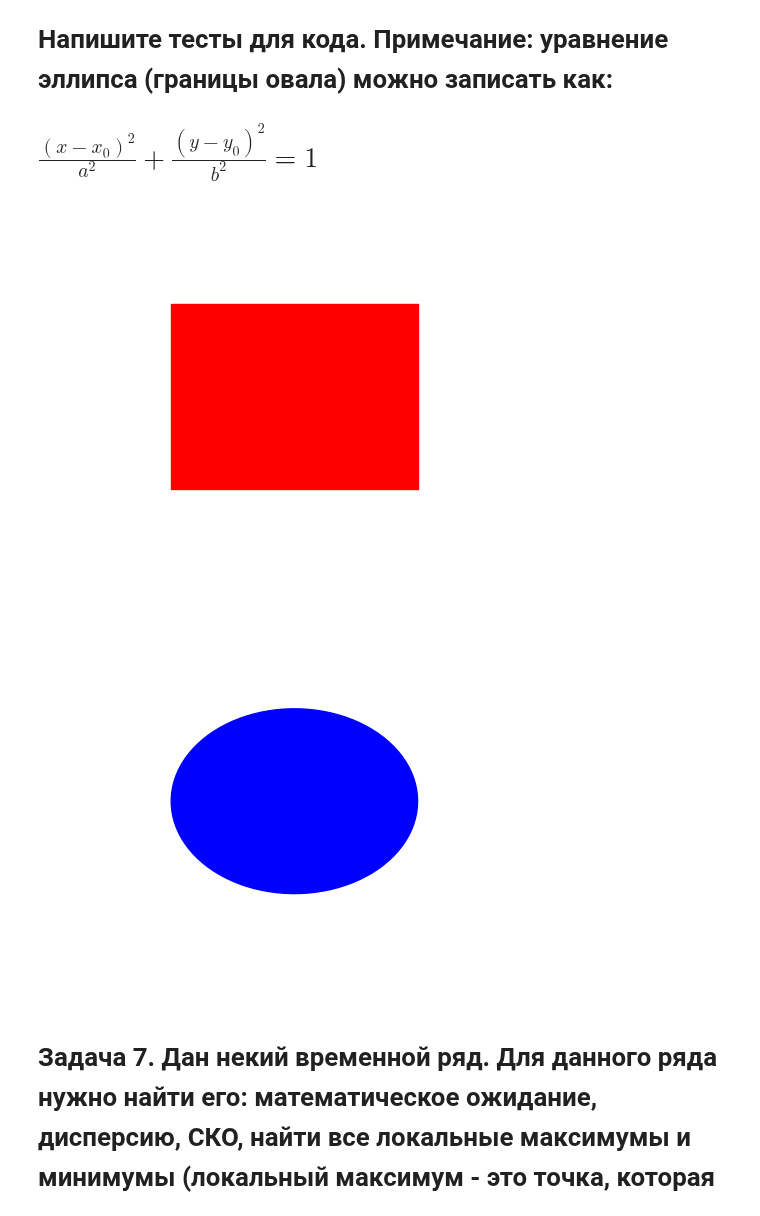
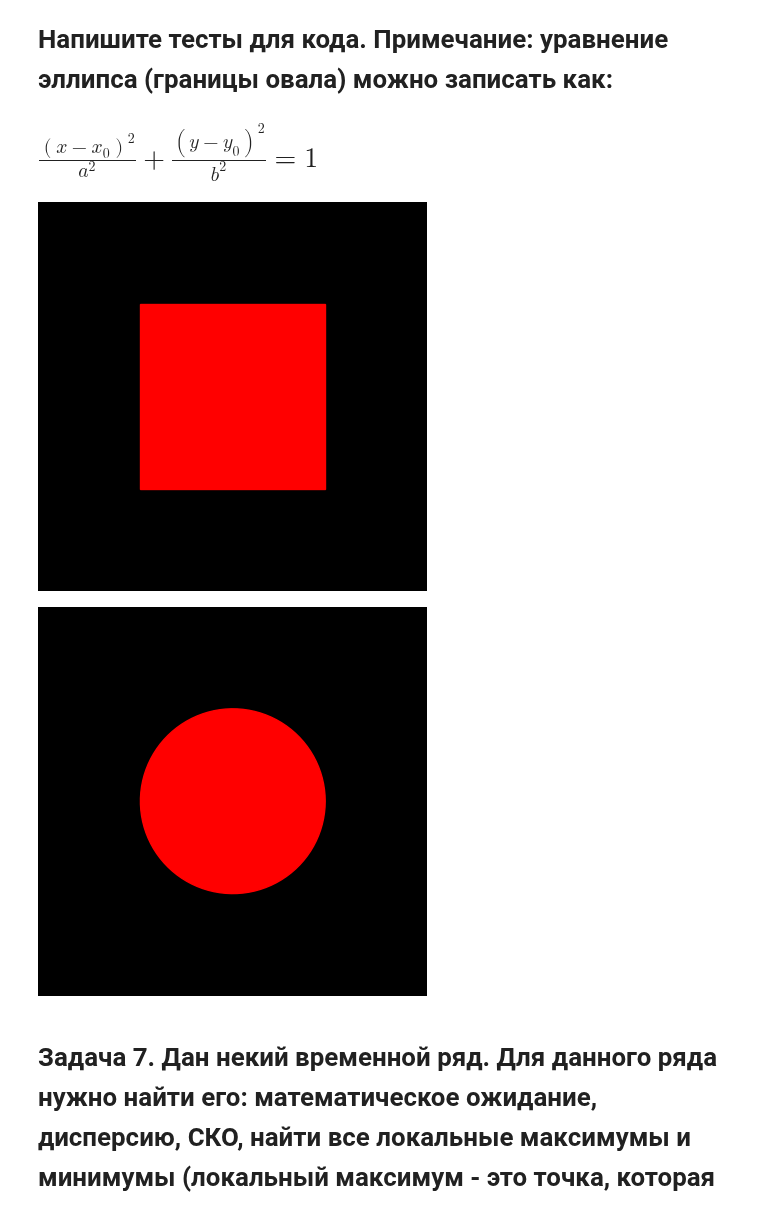
Before and after one commit to JKanidy/lab1, a Jupyter notebook: numpy.ipynb, the cells around one changed output. Drawn from its saved outputs; the diff is of its cells as text; code cells hidden in the pictures.

```diff
--- a/numpy.ipynb
+++ b/numpy.ipynb
@@ -212,7 +212,6 @@ def draw_rectangle(a, b, m, n, rectangle_color, background_color):
     ax.set_xlim(0, m)
     ax.set_ylim(0, n)
     fig.patch.set_facecolor(background_color)
-    ax.set_facecolor(background_color)
 
     bottom_left_x = (m - a) / 2
     bottom_left_y = (n - b) / 2
@@ -223,38 +222,37 @@ def draw_rectangle(a, b, m, n, rectangle_color, background_color):
     plt.fill(rect_x, rect_y, color=rectangle_color)
 
     plt.gca().invert_yaxis()
     ax.set_aspect('equal', adjustable='box')
     plt.axis('off')
 
     plt.show()
 
 def draw_ellipse(a, b, m, n, ellipse_color, background_color):
     fig, ax = plt.subplots()
     ax.set_xlim(0, m)
     ax.set_ylim(0, n)
     fig.patch.set_facecolor(background_color)
-    ax.set_facecolor(background_color)
 
     center_x = m / 2
     center_y = n / 2
 
     theta = np.linspace(0, 2 * np.pi, 100)
     ellipse_x = center_x + (a / 2) * np.cos(theta)
     ellipse_y = center_y + (b / 2) * np.sin(theta)
 
     plt.fill(ellipse_x, ellipse_y, color=ellipse_color)
 
     plt.gca().invert_yaxis()
     ax.set_aspect('equal', adjustable='box')
     plt.axis('off')
 
     plt.show()
 
-draw_rectangle(200, 150, 400, 300, (1, 0, 0), (1, 1, 1))
-draw_ellipse(200, 150, 400, 300, (0, 0, 1), (1, 1, 1))
+draw_rectangle(200, 200, 400, 400, (1, 0, 0), (0, 0, 0))
+draw_ellipse(200, 200, 400, 400, (1, 0, 0), (0, 0, 0))
 # %% [output]
-[figure, old version]
+[figure, new version]
-[figure, old version]
+[figure, new version]
 # %% [markdown]
 <h1>Задача 7. Дан некий временной ряд. Для данного ряда нужно найти его: математическое ожидание, дисперсию, СКО, найти все локальные максимумы и минимумы (локальный максимум - это точка, которая больше своих соседних точек, а локальный минимум - это точка, которая меньше своих соседей), а также вычислить для данного ряда другой ряд, получаемый методом скользящего среднего с размером окна $p$.
 <h1>Примечание: метод скользящего среднего подразумевает нахождение среднего из подмножетсва ряда размером $p$
```
Also changed, not shown: parts of 1 cell of this notebook.
